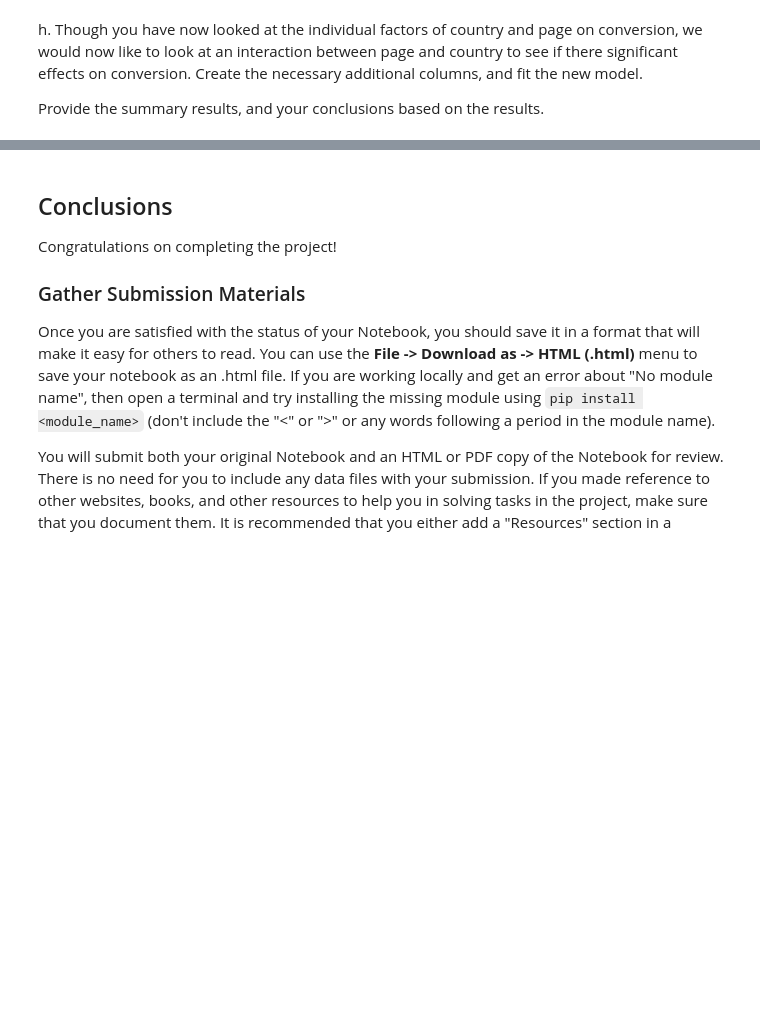
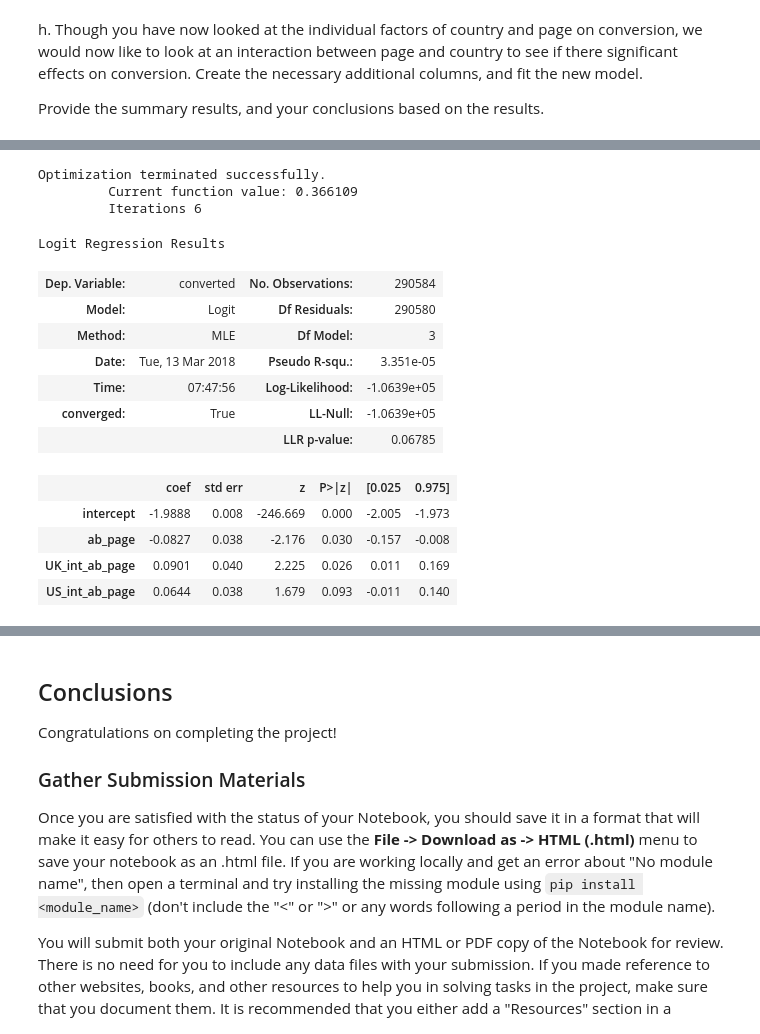
Before and after one commit to Zabamund/datasci-nano, a Jupyter notebook: AnalyzeABTest/Analyze_ab_test_results_notebook.ipynb, the cells around one changed output, grey strips where cells are left out. Drawn from its saved outputs; the diff is of its cells as text; code cells hidden in the pictures; blank space fills up the shorter version.

```diff
--- a/AnalyzeABTest/Analyze_ab_test_results_notebook.ipynb
+++ b/AnalyzeABTest/Analyze_ab_test_results_notebook.ipynb
@@ -756,3 +782,31 @@ OLS Regression Results
+# %%
+## Fit logistic model and obtain results
+# Using 'CA_int_ab_page' as a baseline
+# instantiate the model with 'intercept', 'ab_page', 'UK_int_ab_page' and 'US_int_ab_page'
+logit_control_2 = sm.Logit(df_new['converted'], df_new[['intercept', 'ab_page','UK_int_ab_page', 'US_int_ab_page']])
+# fit the model
+result_control_2 = logit_control_2.fit()
+# %% [output]
+Optimization terminated successfully.
+         Current function value: 0.366109
+         Iterations 6
+# %%
+# get summary output
+result_control_2.summary()
+# %% [output]
+Logit Regression Results
+| Dep. Variable: | converted | No. Observations: | 290584 |
+| Model: | Logit | Df Residuals: | 290580 |
+| Method: | MLE | Df Model: | 3 |
+| Date: | Tue, 13 Mar 2018 | Pseudo R-squ.: | 3.351e-05 |
+| Time: | 07:47:56 | Log-Likelihood: | -1.0639e+05 |
+| converged: | True | LL-Null: | -1.0639e+05 |
+|  |  | LLR p-value: | 0.06785 |
+|  | coef | std err | z | P>|z| | [0.025 | 0.975] |
+| intercept | -1.9888 | 0.008 | -246.669 | 0.000 | -2.005 | -1.973 |
+| ab_page | -0.0827 | 0.038 | -2.176 | 0.030 | -0.157 | -0.008 |
+| UK_int_ab_page | 0.0901 | 0.040 | 2.225 | 0.026 | 0.011 | 0.169 |
+| US_int_ab_page | 0.0644 | 0.038 | 1.679 | 0.093 | -0.011 | 0.140 |
 # %% [markdown]
 **Answer to question k.**
 
```
Also changed, not shown: parts of 26 cells of this notebook, 1 other file.
